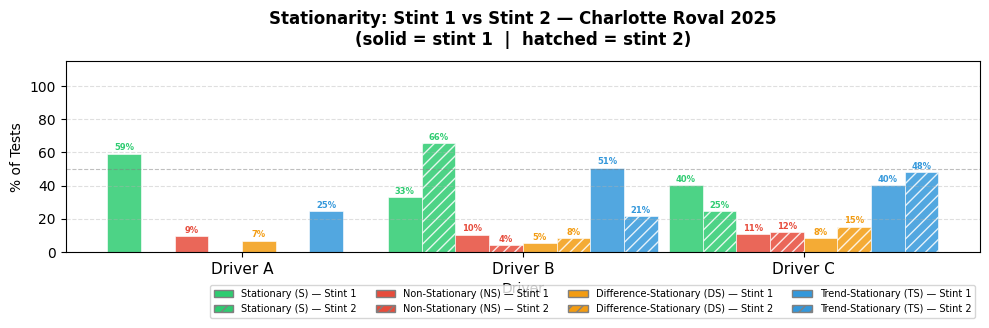
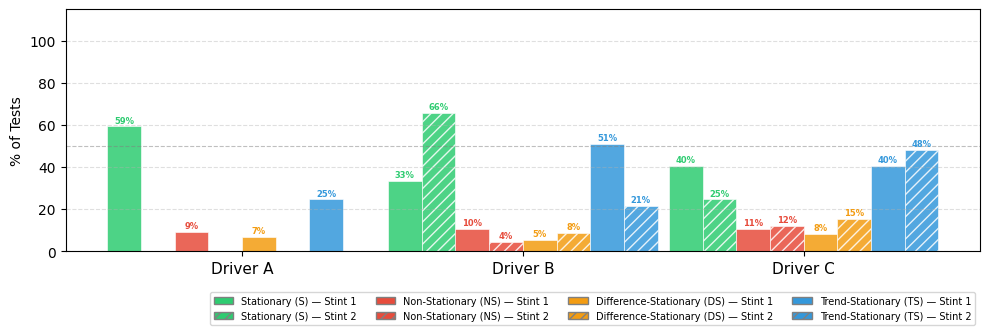
The notebook cell's code change between the first figure and the second:
--- before
+++ after
@@ -99,5 +99,5 @@
     ax.set_xticklabels(drivers, fontsize=11)
     ax.set_ylabel('% of Tests', fontsize=10)
-    ax.set_xlabel('Driver', fontsize=10)
+    #ax.set_xlabel('Driver', fontsize=10)
     ax.set_ylim(0, 115)
     ax.axhline(50, color='gray', linestyle='--', linewidth=0.8, alpha=0.5)
@@ -105,9 +105,12 @@
     ax.legend(handles=legend_handles, fontsize=7, loc='upper right',
               bbox_to_anchor=(1.0, -0.15), ncol=4)
+    
+    """
     ax.set_title(
         f'Stationarity: Stint 1 vs Stint 2 — {TRACK_CONFIGS[track_id]["track_name"]}\n'
         '(solid = stint 1  |  hatched = stint 2)',
         fontsize=12, fontweight='bold', pad=12)
-
+    """
+    
     _fname = f'stationarity_stint_comparison_{track_id}.{FORMAT}'
     fig.savefig(SAVE_DIR / _fname, dpi=DPI, bbox_inches='tight')

Commit: update with pdf images